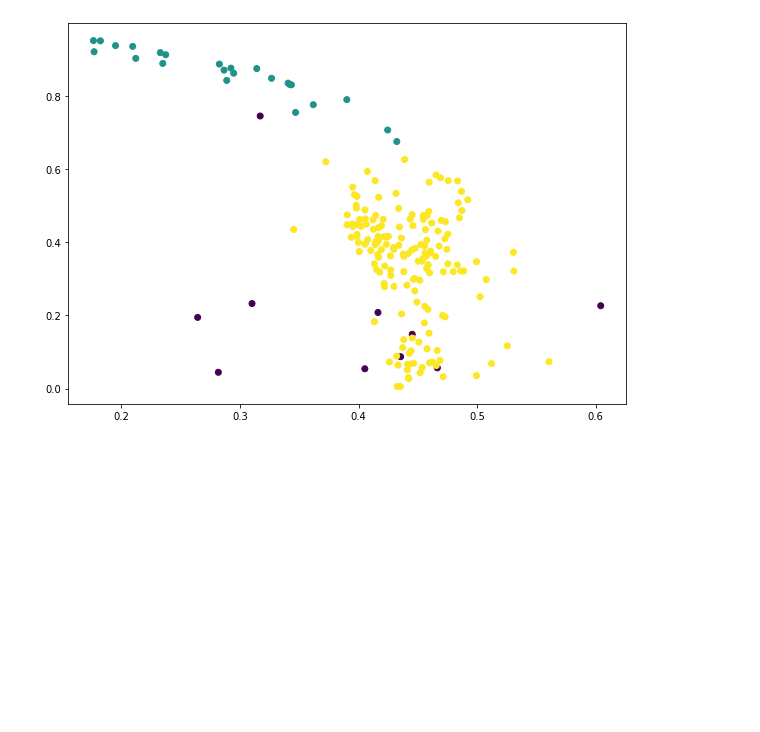
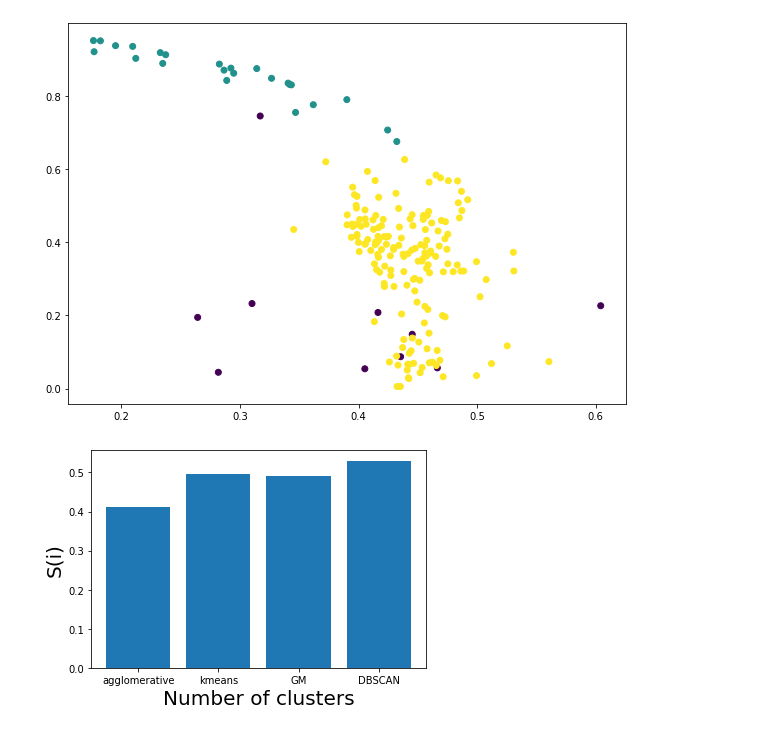
Before and after one commit to poojashreeNS/Clustering, a Jupyter notebook: Clustering.ipynb, the cells around one changed output. Cells and saved outputs as stored; diff of their text form; code cells hidden in the pictures; blank space fills up the shorter version.

```diff
--- a/Clustering.ipynb
+++ b/Clustering.ipynb
@@ -114,13 +114,34 @@ plt.scatter(data_scaled['Annual Income (k$)'], data_scaled['Spending Score (1-10
 # %%
 from sklearn.cluster import DBSCAN
 #Applying DBSCAN function and fitting the data
-db = DBSCAN(eps=0.2, min_samples=10).fit(data_scaled)
-core_samples_mask = np.zeros_like(db.labels_, dtype=bool)
-core_samples_mask[db.core_sample_indices_] = True
-labels = db.labels_
+model_db = DBSCAN(eps=0.2, min_samples=10).fit(data_scaled)
+core_samples_mask = np.zeros_like(model_db.labels_, dtype=bool)
+core_samples_mask[model_db.core_sample_indices_] = True
+labels = model_db.labels_
 #Plotting
 plt.figure(figsize=(10, 7))
 plt.scatter(data_scaled['Annual Income (k$)'], data_scaled['Spending Score (1-100)'], c=labels, cmap='viridis')
 # %% [output]
 <matplotlib.collections.PathCollection at 0x...>
 [figure]
+# %%
+from sklearn.metrics import silhouette_score
+
+silhouette_scores = []
+k = ['agglomerative','kmeans', 'GM', 'DBSCAN']
+silhouette_scores.append(
+        silhouette_score(data_scaled, model_hir.fit_predict(data_scaled)))
+silhouette_scores.append(
+        silhouette_score(data_scaled, model_kmeans))
+silhouette_scores.append(
+        silhouette_score(data_scaled, model_gm.fit_predict(data_scaled)))
+silhouette_scores.append(
+        silhouette_score(data_scaled, model_db.fit_predict(data_scaled)))
+
+# Plotting a bar graph to compare the results
+plt.bar(k, silhouette_scores)
+plt.xlabel('Number of clusters', fontsize = 20)
+plt.ylabel('S(i)', fontsize = 20)
+plt.show()
+# %% [output]
+[figure, added]
```
Also changed, not shown: parts of 4 cells of this notebook.
